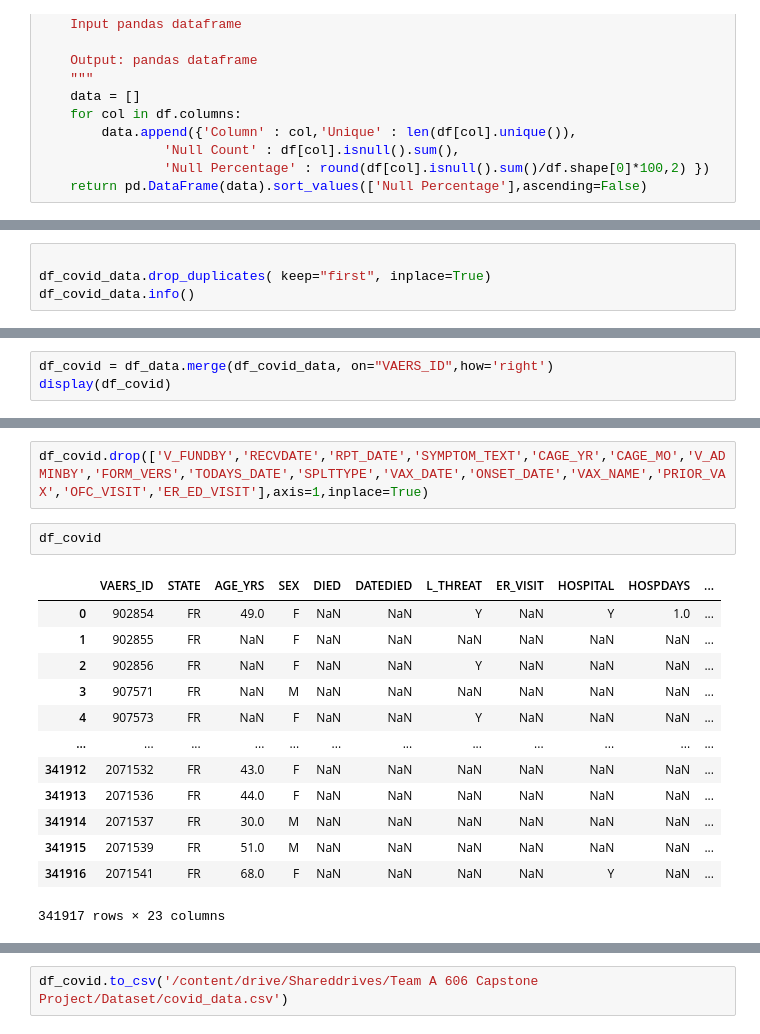
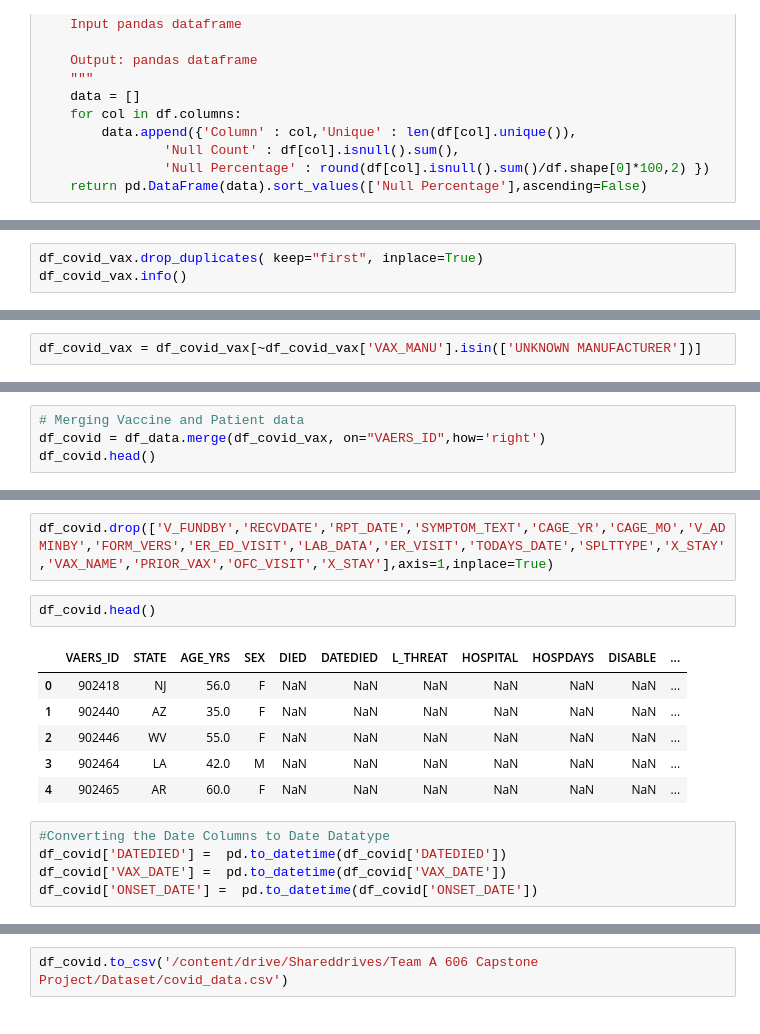
Before and after one commit to DATA-606-SPRING-2022/TEAM_A_data606, a Jupyter notebook: EDA/ipynb/Capstone_Project.ipynb, the cells around one changed output, grey strips where cells are left out. Drawn from its saved outputs; the diff is of its cells as text.

```diff
--- a/EDA/ipynb/Capstone_Project.ipynb
+++ b/EDA/ipynb/Capstone_Project.ipynb
@@ -149,6 +321,5 @@ See the caveats in the documentation: https://pandas.pydata.org/pandas-docs/stab
 # %%
-
-df_covid_data.drop_duplicates( keep="first", inplace=True)
-df_covid_data.info()
+df_covid_vax.drop_duplicates( keep="first", inplace=True)
+df_covid_vax.info()
 # %% [output]
 <class 'pandas.core.frame.DataFrame'>
@@ -193,0 +365,2 @@ df_covid_data[df_covid_data.VAERS_ID == 1996461]
+# %%
+df_covid_vax = df_covid_vax[~df_covid_vax['VAX_MANU'].isin(['UNKNOWN MANUFACTURER'])]
@@ -194,5 +371,6 @@ df_covid_data[df_covid_data.VAERS_ID == 1996461]
 # %%
-df_covid = df_data.merge(df_covid_data, on="VAERS_ID",how='right')
-display(df_covid)
+# Merging Vaccine and Patient data
+df_covid = df_data.merge(df_covid_vax, on="VAERS_ID",how='right')
+df_covid.head()
 # %% [output]
 |  | VAERS_ID | RECVDATE | STATE | AGE_YRS | CAGE_YR | CAGE_MO | SEX | RPT_DATE | SYMPTOM_TEXT | DIED | ... |
@@ -251,18 +449,16 @@ sanitycheck(df_covid)
 # %%
-df_covid.drop(['V_FUNDBY','RECVDATE','RPT_DATE','SYMPTOM_TEXT','CAGE_YR','CAGE_MO','V_ADMINBY','FORM_VERS','TODAYS_DATE','SPLTTYPE','VAX_DATE','ONSET_DATE','VAX_NAME','PRIOR_VAX','OFC_VISIT','ER_ED_VISIT'],axis=1,inplace=True)
+df_covid.drop(['V_FUNDBY','RECVDATE','RPT_DATE','SYMPTOM_TEXT','CAGE_YR','CAGE_MO','V_ADMINBY','FORM_VERS','ER_ED_VISIT','LAB_DATA','ER_VISIT','TODAYS_DATE','SPLTTYPE','X_STAY','VAX_NAME','PRIOR_VAX','OFC_VISIT','X_STAY'],axis=1,inplace=True)
 # %%
-df_covid
+df_covid.head()
 # %% [output]
-|  | VAERS_ID | STATE | AGE_YRS | SEX | DIED | DATEDIED | L_THREAT | ER_VISIT | HOSPITAL | HOSPDAYS | ... |
-| 0 | 902854 | FR | 49.0 | F | NaN | NaN | Y | NaN | Y | 1.0 | ... |
-| 1 | 902855 | FR | NaN | F | NaN | NaN | NaN | NaN | NaN | NaN | ... |
-| 2 | 902856 | FR | NaN | F | NaN | NaN | Y | NaN | NaN | NaN | ... |
-| 3 | 907571 | FR | NaN | M | NaN | NaN | NaN | NaN | NaN | NaN | ... |
-| 4 | 907573 | FR | NaN | F | NaN | NaN | Y | NaN | NaN | NaN | ... |
-| ... | ... | ... | ... | ... | ... | ... | ... | ... | ... | ... | ... |
-| 341912 | 2071532 | FR | 43.0 | F | NaN | NaN | NaN | NaN | NaN | NaN | ... |
-| 341913 | 2071536 | FR | 44.0 | F | NaN | NaN | NaN | NaN | NaN | NaN | ... |
-| 341914 | 2071537 | FR | 30.0 | M | NaN | NaN | NaN | NaN | NaN | NaN | ... |
-| 341915 | 2071539 | FR | 51.0 | M | NaN | NaN | NaN | NaN | NaN | NaN | ... |
-| 341916 | 2071541 | FR | 68.0 | F | NaN | NaN | NaN | NaN | Y | NaN | ... |
+|  | VAERS_ID | STATE | AGE_YRS | SEX | DIED | DATEDIED | L_THREAT | HOSPITAL | HOSPDAYS | DISABLE | ... |
+| 0 | 902418 | NJ | 56.0 | F | NaN | NaN | NaN | NaN | NaN | NaN | ... |
+| 1 | 902440 | AZ | 35.0 | F | NaN | NaN | NaN | NaN | NaN | NaN | ... |
+| 2 | 902446 | WV | 55.0 | F | NaN | NaN | NaN | NaN | NaN | NaN | ... |
+| 3 | 902464 | LA | 42.0 | M | NaN | NaN | NaN | NaN | NaN | NaN | ... |
+| 4 | 902465 | AR | 60.0 | F | NaN | NaN | NaN | NaN | NaN | NaN | ... |
-341917 rows × 23 columns
+# %%
+#Converting the Date Columns to Date Datatype
+df_covid['DATEDIED'] =  pd.to_datetime(df_covid['DATEDIED'])
+df_covid['VAX_DATE'] =  pd.to_datetime(df_covid['VAX_DATE'])
+df_covid['ONSET_DATE'] =  pd.to_datetime(df_covid['ONSET_DATE'])
```
Also changed, not shown: parts of 205 cells of this notebook.
